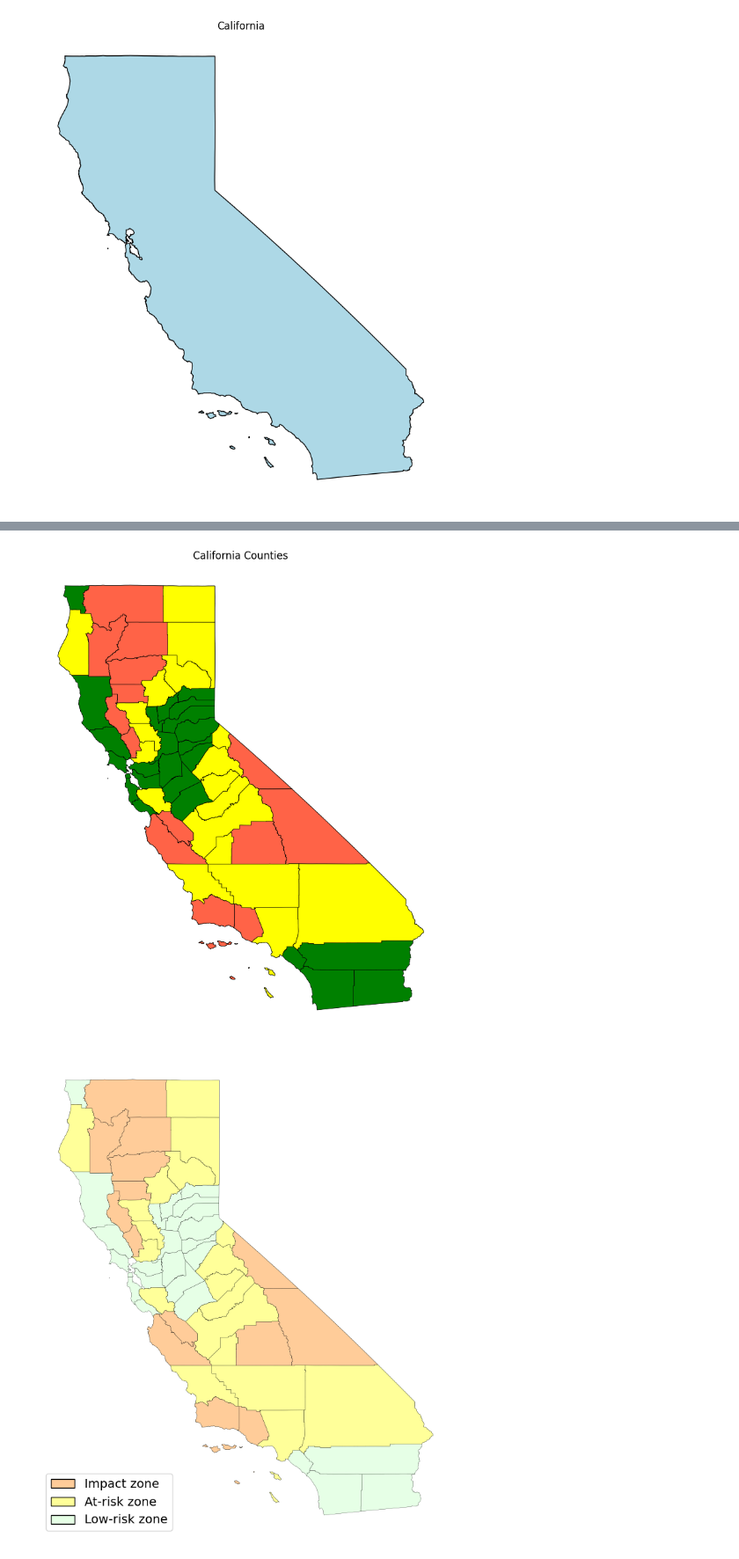
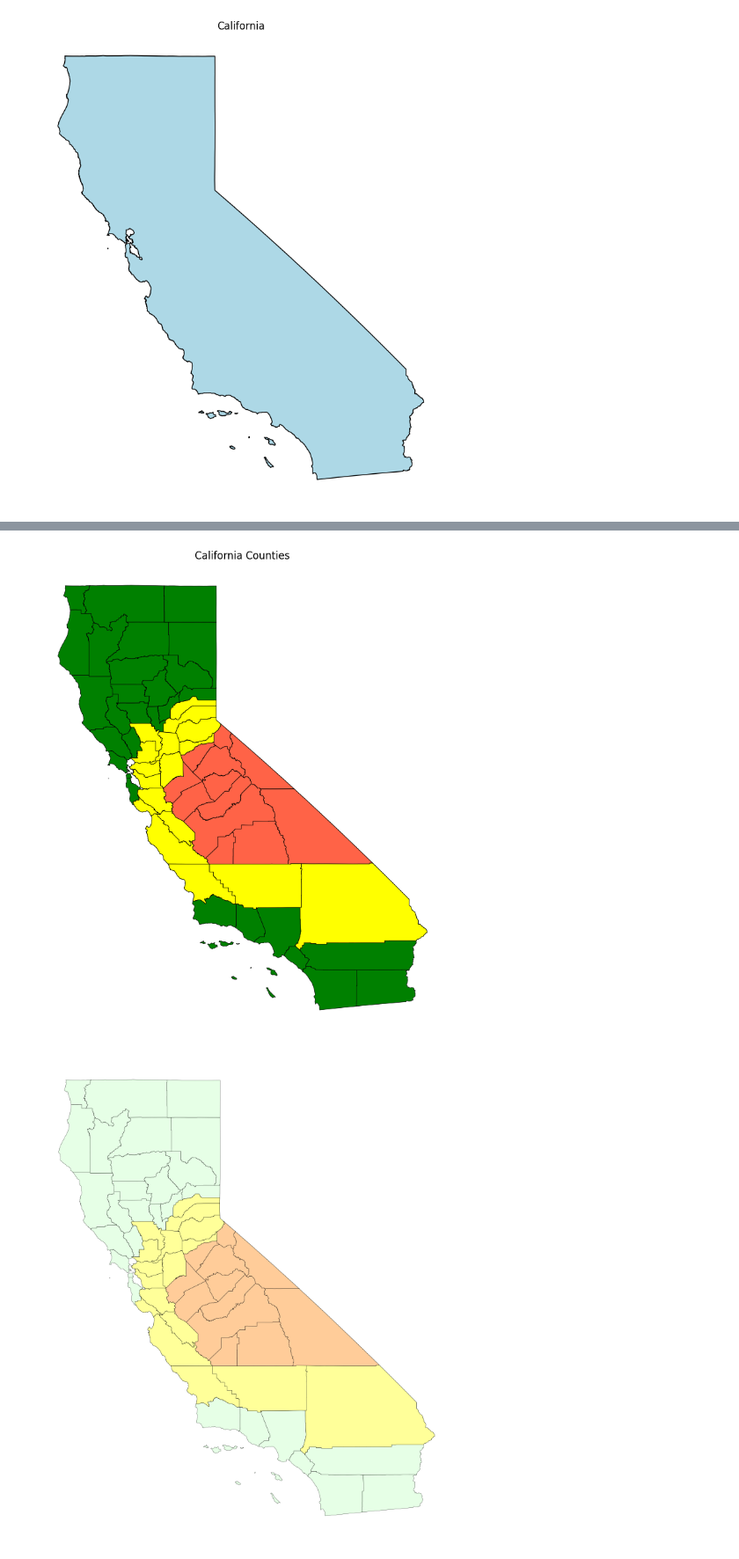
Before and after one commit to RLinter/cps_map, a Jupyter notebook: map_ca.ipynb, the cells around one changed output, grey strips where cells are left out. Shown at 88% size. Cells and saved outputs as stored; diff of their text form; code cells hidden in the pictures.

```diff
--- a/map_ca.ipynb
+++ b/map_ca.ipynb
@@ -101,3 +96,7 @@ california_county_yellow = california_counties[california_counties['NAME'].isin(
+# %%
+california_county_red = california_counties[california_counties['NAME'].isin(['Mono', 'Inyo', 'Tulare', 'Kings', 'Fresno', 'Madera', 'Merced', 'Mariposa', 'Tuolumne', 'Stanislaus', 'Calaveras', 'Alpine'])]
+# %%
+california_county_yellow = california_counties[california_counties['NAME'].isin(['San Bernardino', 'Kern', 'San Luis Obispo', 'Monterey', 'San Benito', 'Santa Clara', 'Santa Cruz', 'Alameda', 'San Joaquin', 'Amador', 'El Dorado', 'Yolo', 'Placer', 'Nevada', 'Sacramento', 'Contra Costa', 'Solano'])]
 # %%
 california_counties
 # %% [output]
@@ -143,34 +142,34 @@ ax.axis('off')
 # Show the plot
 plt.show()
 # %% [output]
-[figure, old version]
+[figure, new version]
 # %%
 # prompt: I want to show what each color in the plot means in the legend
 
 # Assuming you've already downloaded and unzipped the county shapefile as shown in the previous code
 
 # Create the plot
 fig, ax = plt.subplots(1, 1, figsize=(10, 10))
 
 # Plot Florida counties
 california_counties.plot(ax=ax, color='#e6ffe6', edgecolor='black', linewidth=0.2)
 california_county_yellow.plot(ax=ax, color='#ffff99', edgecolor='black', linewidth=0.2)
 california_county_red.plot(ax=ax, color='#ffcc99', edgecolor='black', linewidth=0.2)
 
 
 # Create custom legend
-from matplotlib.patches import Patch
-legend_elements = [Patch(facecolor='#ffcc99', edgecolor='black', label='Impact zone'),
-                   Patch(facecolor='#ffff99', edgecolor='black', label='At-risk zone'),
-                   Patch(facecolor='#e6ffe6', edgecolor='black', label='Low-risk zone')]
+# from matplotlib.patches import Patch
+# legend_elements = [Patch(facecolor='#ffcc99', edgecolor='black', label='Impact zone'),
+#                    Patch(facecolor='#ffff99', edgecolor='black', label='At-risk zone'),
+#                    Patch(facecolor='#e6ffe6', edgecolor='black', label='Low-risk zone')]
 
-ax.legend(handles=legend_elements, loc='lower left', fontsize=14) # Adjust location as needed
+# ax.legend(handles=legend_elements, loc='lower left', fontsize=12) # Adjust location as needed
 
 
 # Set title and remove axis
 ax.axis('off')
 
 # Show the plot
 plt.show()
 # %% [output]
-[figure, old version]
+[figure, new version]
```
Also changed, not shown: parts of 3 cells of this notebook.
